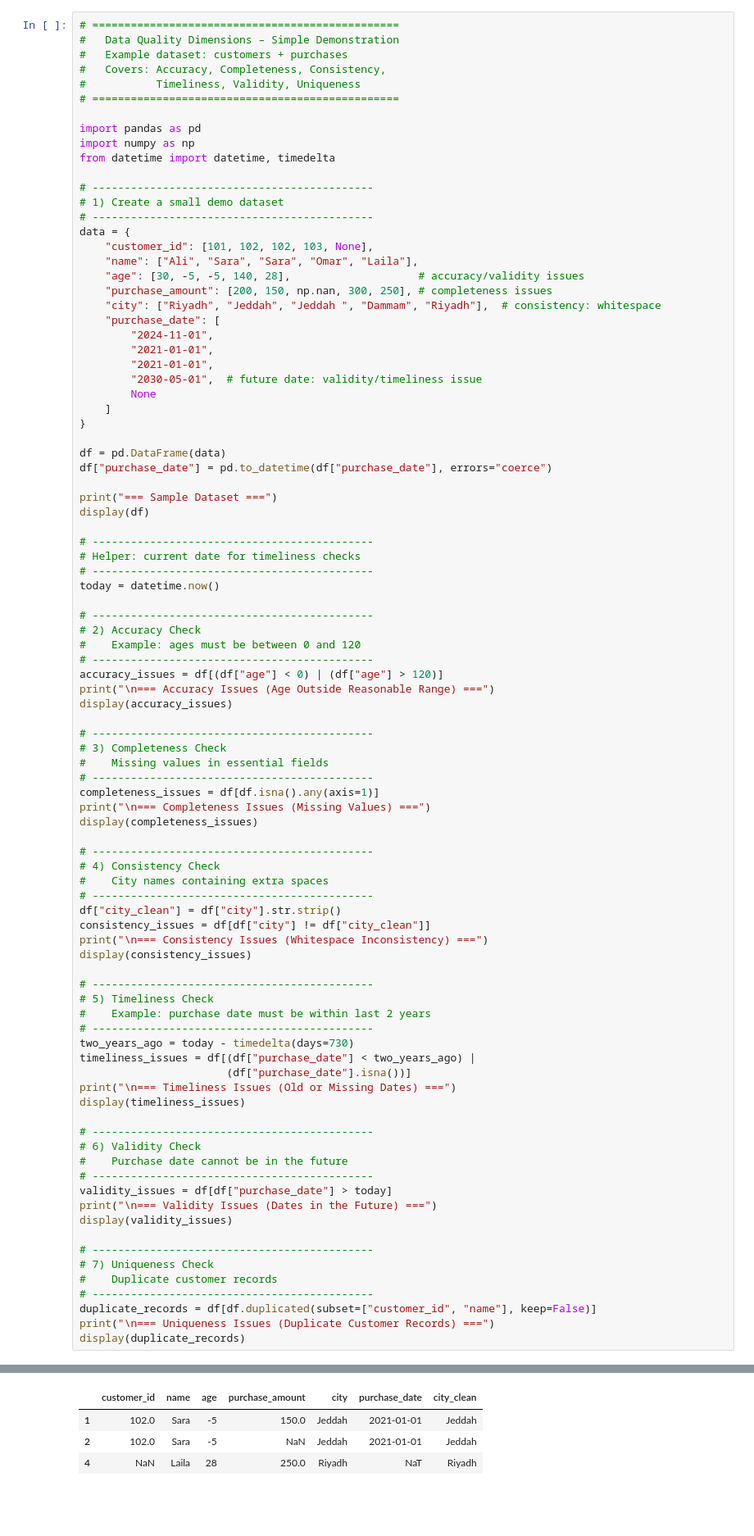
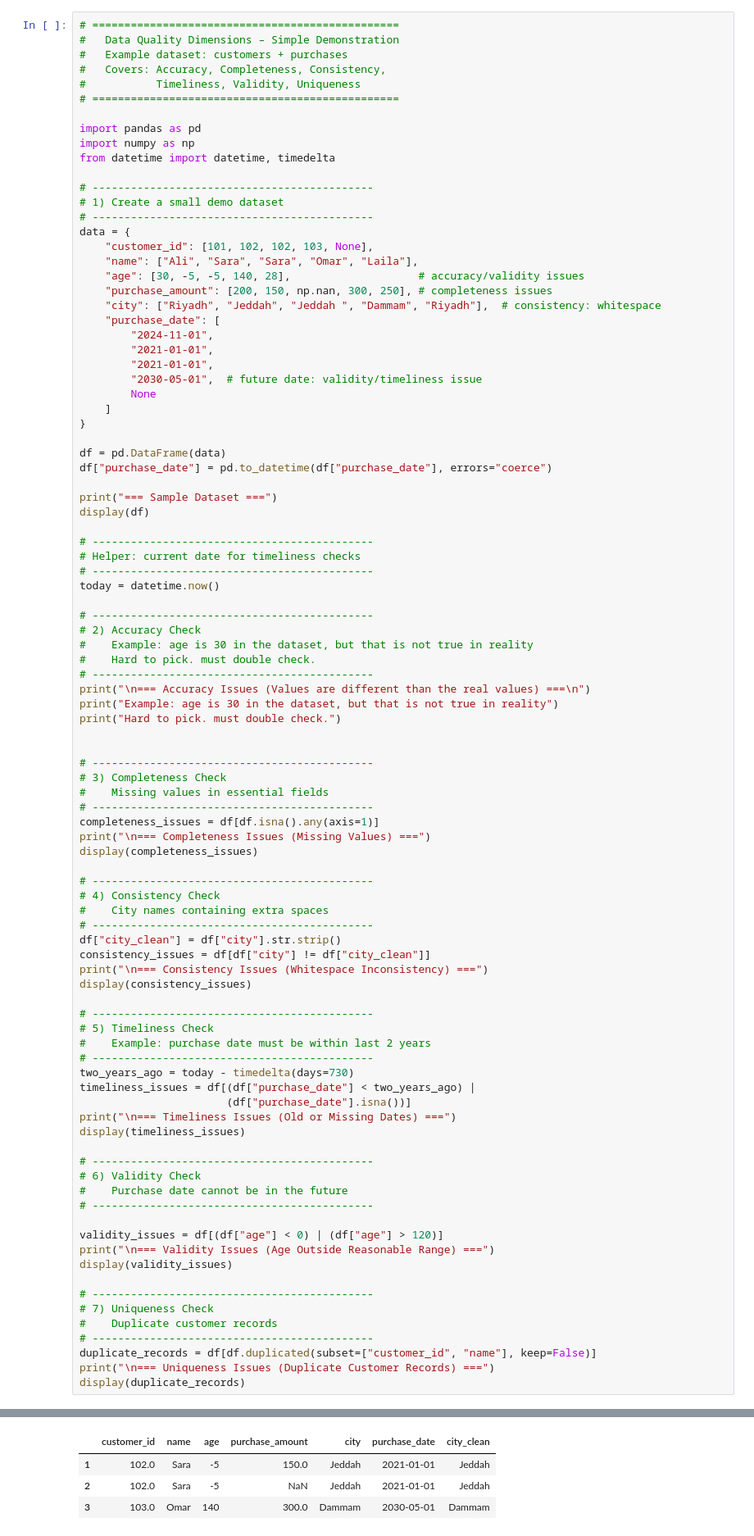
Before and after one commit to Dr-Madeeh/Big-Data-Course, a Jupyter notebook: Big_Data_Data_Quality_Demo.ipynb, the cells around one changed output, grey strips where cells are left out. Shown at 82% size. Drawn from its saved outputs; the diff is of its cells as text; blank space fills up the shorter version.

```diff
--- a/Big_Data_Data_Quality_Demo.ipynb
+++ b/Big_Data_Data_Quality_Demo.ipynb
@@ -41,11 +41,13 @@ today = datetime.now()
 
 # --------------------------------------------
 # 2) Accuracy Check
-#    Example: ages must be between 0 and 120
+#    Example: age is 30 in the dataset, but that is not true in reality
+#    Hard to pick. must double check.
 # --------------------------------------------
-accuracy_issues = df[(df["age"] < 0) | (df["age"] > 120)]
-print("\n=== Accuracy Issues (Age Outside Reasonable Range) ===")
-display(accuracy_issues)
+print("\n=== Accuracy Issues (Values are different than the real values) ===\n")
+print("Example: age is 30 in the dataset, but that is not true in reality")
+print("Hard to pick. must double check.")
+
 
 # --------------------------------------------
 # 3) Completeness Check
@@ -78,8 +80,9 @@ display(timeliness_issues)
 # 6) Validity Check
 #    Purchase date cannot be in the future
 # --------------------------------------------
-validity_issues = df[df["purchase_date"] > today]
-print("\n=== Validity Issues (Dates in the Future) ===")
+
+validity_issues = df[(df["age"] < 0) | (df["age"] > 120)]
+print("\n=== Validity Issues (Age Outside Reasonable Range) ===")
 display(validity_issues)
 
 # --------------------------------------------
@@ -113,4 +121,4 @@ display(duplicate_records)
 |  | customer_id | name | age | purchase_amount | city | purchase_date | city_clean |
 | 1 | 102.0 | Sara | -5 | 150.0 | Jeddah | 2021-01-01 | Jeddah |
 | 2 | 102.0 | Sara | -5 | NaN | Jeddah | 2021-01-01 | Jeddah |
-| 4 | NaN | Laila | 28 | 250.0 | Riyadh | NaT | Riyadh |
+| 3 | 103.0 | Omar | 140 | 300.0 | Dammam | 2030-05-01 | Dammam |
```
Also changed, not shown: parts of 1 cell of this notebook.
